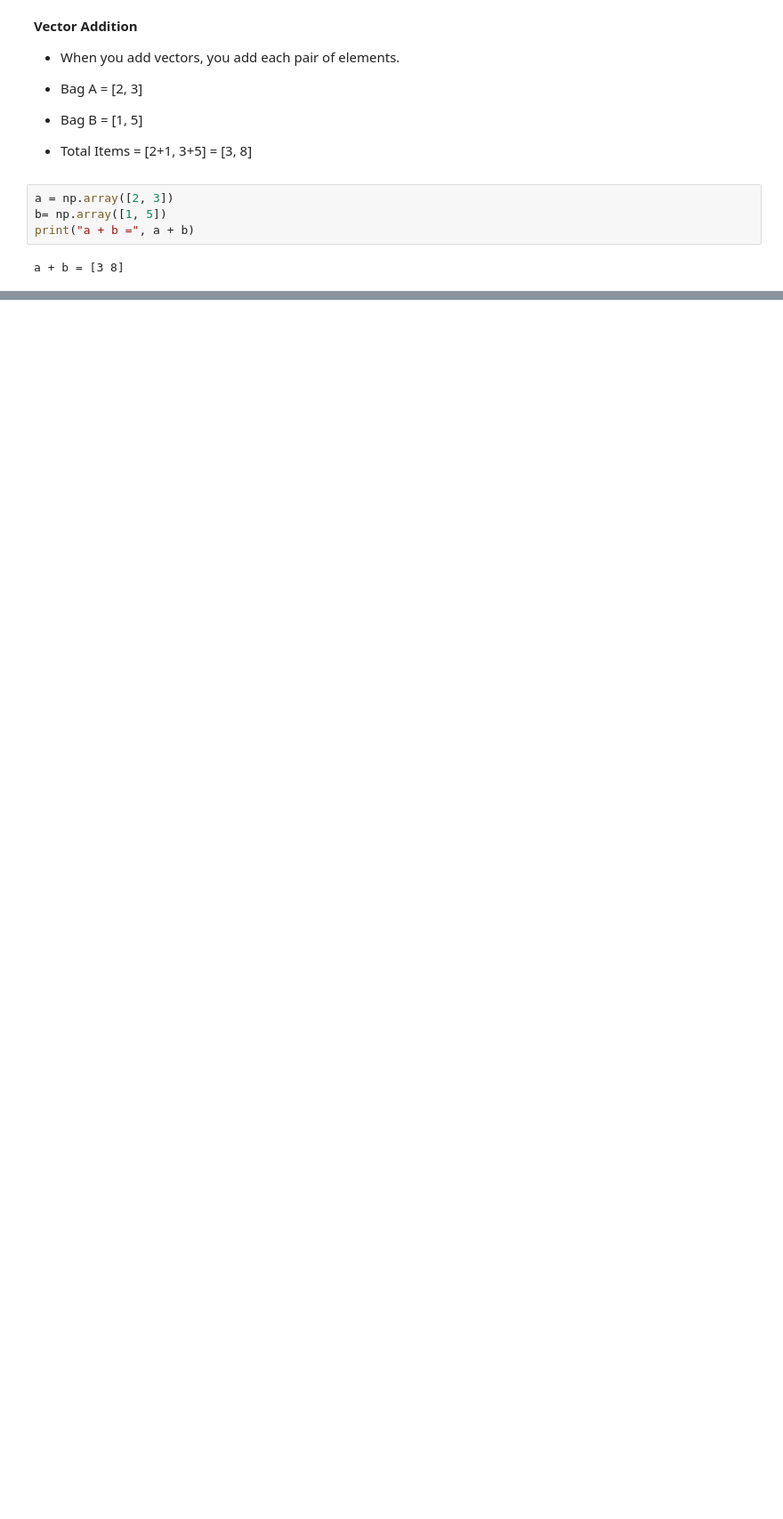
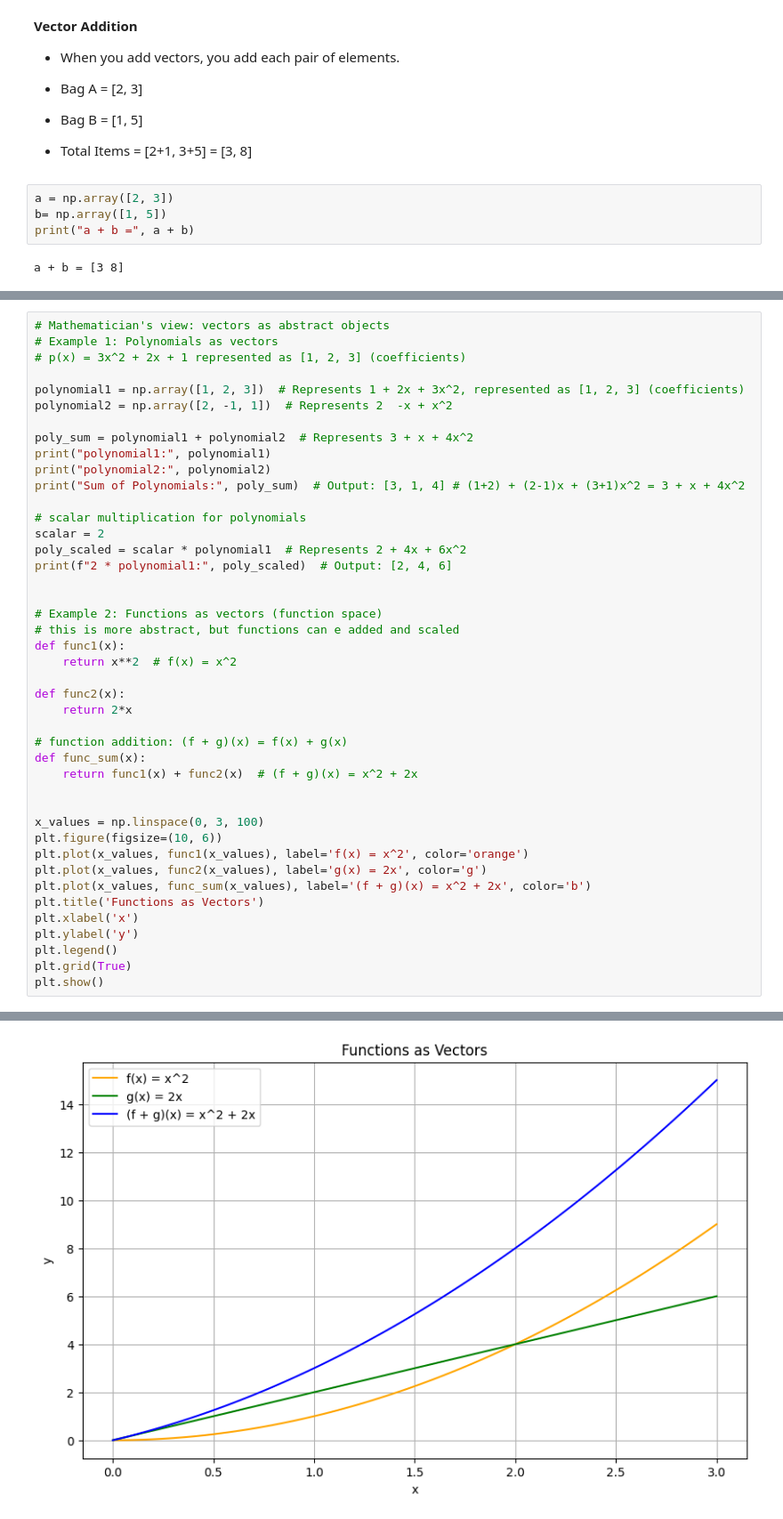
Before and after one commit to DuoDduo/AI-fellowship-module-2, a Jupyter notebook: working_with_numpy/linear_algebra.ipynb, the cells around one changed output, grey strips where cells are left out. Shown: that part at 89% size. Drawn from its saved outputs; the diff is of its cells as text; blank space fills up the shorter version.

```diff
--- a/working_with_numpy/linear_algebra.ipynb
+++ b/working_with_numpy/linear_algebra.ipynb
@@ -70,0 +253,44 @@ print(f"a + b: {vector_sum}")
+# %%
+# Mathematician's view: vectors as abstract objects
+# Example 1: Polynomials as vectors
+# p(x) = 3x^2 + 2x + 1 represented as [1, 2, 3] (coefficients)
+
+polynomial1 = np.array([1, 2, 3])  # Represents 1 + 2x + 3x^2, represented as [1, 2, 3] (coefficients)
+polynomial2 = np.array([2, -1, 1])  # Represents 2  -x + x^2
+
+poly_sum = polynomial1 + polynomial2  # Represents 3 + x + 4x^2
+print("polynomial1:", polynomial1)
+print("polynomial2:", polynomial2)
+print("Sum of Polynomials:", poly_sum)  # Output: [3, 1, 4] # (1+2) + (2-1)x + (3+1)x^2 = 3 + x + 4x^2
+
+# scalar multiplication for polynomials
+scalar = 2
+poly_scaled = scalar * polynomial1  # Represents 2 + 4x + 6x^2
+print(f"2 * polynomial1:", poly_scaled)  # Output: [2, 4, 6]
+
+
+# Example 2: Functions as vectors (function space)
+# this is more abstract, but functions can e added and scaled
+def func1(x):
+    return x**2  # f(x) = x^2
+
+def func2(x):
+    return 2*x
+
+# function addition: (f + g)(x) = f(x) + g(x)
+def func_sum(x):
+    return func1(x) + func2(x)  # (f + g)(x) = x^2 + 2x
+
+
+x_values = np.linspace(0, 3, 100)
+plt.figure(figsize=(10, 6))
+plt.plot(x_values, func1(x_values), label='f(x) = x^2', color='orange')
+plt.plot(x_values, func2(x_values), label='g(x) = 2x', color='g')
+plt.plot(x_values, func_sum(x_values), label='(f + g)(x) = x^2 + 2x', color='b')
+plt.title('Functions as Vectors')
+plt.xlabel('x')
+plt.ylabel('y')
+plt.legend()
+plt.grid(True)
+plt.show()
+# %% [output]
@@ -70,0 +301 @@ print(f"a + b: {vector_sum}")
+[figure, added]
```
Also changed, not shown: parts of 71 cells of this notebook, 1 other file.
